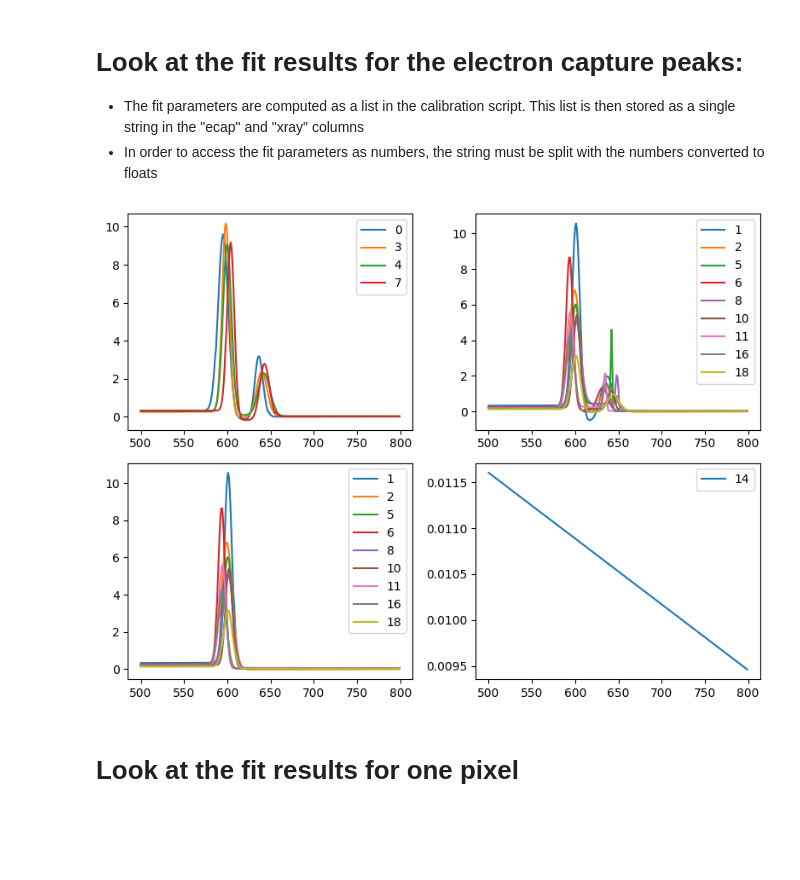
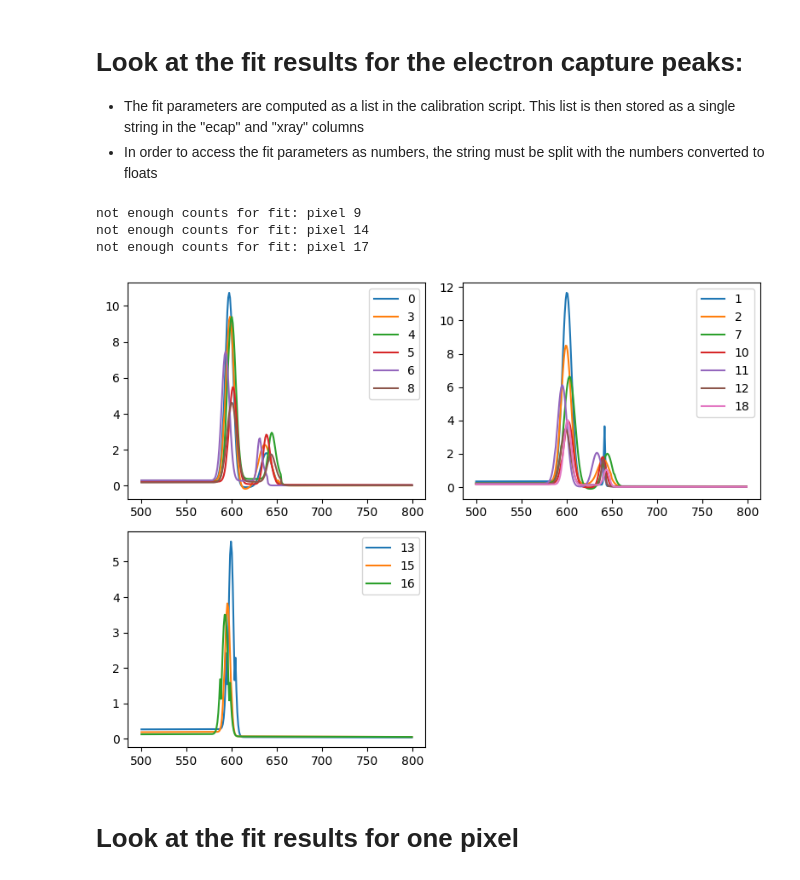
Before and after one commit to arlee-shelby/calibration, a Jupyter notebook: Sncalibration_analysis.ipynb, the cells around one changed output. Saved outputs shown, nothing was run; the diff lists cells and outputs as text; code cells hidden in the pictures; blank space fills up the shorter version.

Commit message:
pheonix cluster updates before pulling Cd calibration addition

```diff
--- a/Sncalibration_analysis.ipynb
+++ b/Sncalibration_analysis.ipynb
@@ -19,7 +19,7 @@ np.set_printoptions(threshold=sys.maxsize)
 - read output file from calibration script
 - create pandas DataFrame for data
 # %%
-with open('/Users/arleeshelby/Downloads/output1375_8.csv') as f:
+with open('/storage/home/hcoda1/4/ashelby8/calibration/calibration/output1389.csv') as f:
     csv.DictReader(f)
     data = pd.read_csv(f)
 # %%
@@ -89,41 +89,44 @@ for i in range(len(data)):
 
         #need to convert the stored parameter string into the corresponding numerical values and plot Sn.get_fit (the fitting function)
         ax.plot(x,Sn.get_fit(x,*np.float64(data['ecap'][i].replace('[','').replace(']','').split())),label = '%d'%i)
         ax.legend()
 
     if data['CE'][i]==2:
 
         conf['capture'] = 'two'
         Sn = SnCalibration()
 
         ax=py.subplot(nrows,ncols,2)
 
         ax.plot(x,Sn.get_fit(x,*np.float64(data['ecap'][i].replace('[','').replace(']','').split())),label = '%d'%i)
         ax.legend()
 
-    if data['CE'][i]==2:
+    if data['CE'][i]==1:
 
         conf['capture'] = 'one'
         Sn = SnCalibration()
 
         ax=py.subplot(nrows,ncols,3)
         ax.plot(x,Sn.get_fit(x,*np.float64(data['ecap'][i].replace('[','').replace(']','').split())),label = '%d'%i)
 
         ax.legend()
 
     if data['CE'][i]==0:
+        print('not enough counts for fit: pixel %d'%i)
+        conf['capture'] = 'zero'
+#         Sn = SnCalibration()
 
-        conf['capture'] = 'zero'
-        Sn = SnCalibration()
+#         ax=py.subplot(nrows,ncols,4)
+#         ax.plot(x,Sn.get_fit(x,*np.float64(data['ecap'][i].replace('[','').replace(']','').split())),label = '%d'%i)
 
-        ax=py.subplot(nrows,ncols,4)
-        ax.plot(x,Sn.get_fit(x,*np.float64(data['ecap'][i].replace('[','').replace(']','').split())),label = '%d'%i)
-
-        ax.legend()
+#         ax.legend()
 
 py.tight_layout()
 # %% [output]
+not enough counts for fit: pixel 9
+not enough counts for fit: pixel 14
+not enough counts for fit: pixel 17
-[figure, old version]
+[figure, new version]
 # %% [markdown]
 # Look at the fit results for one pixel
 # %%
```
Also changed, not shown: parts of 20 cells of this notebook, 13 other files.
